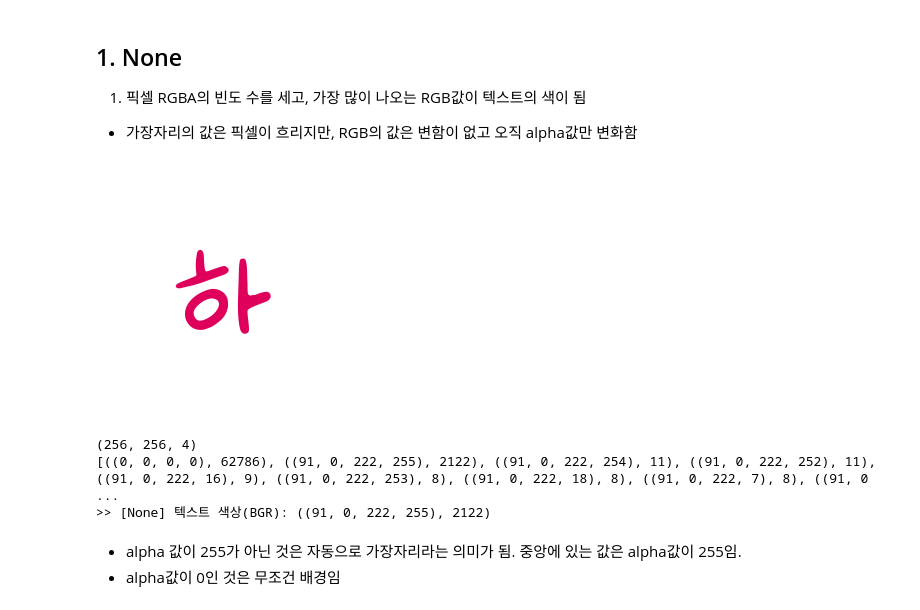
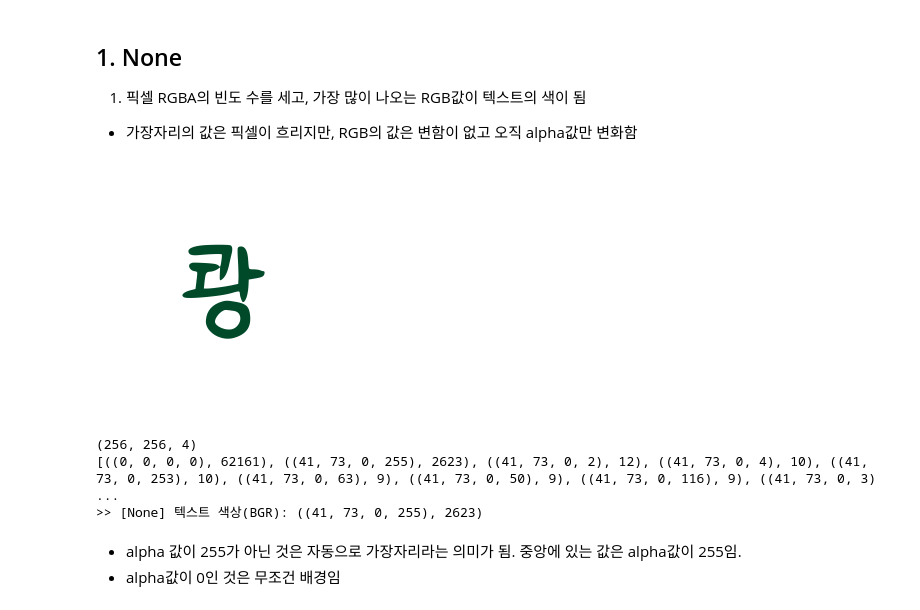
Before and after one commit to min02choi/Style-Color-Detect, a Jupyter notebook: color_detect.ipynb, the cells around one changed output. Saved outputs shown, nothing was run; the diff lists cells and outputs as text; code cells hidden in the pictures.

```diff
--- a/color_detect.ipynb
+++ b/color_detect.ipynb
@@ -290,39 +290,39 @@ print("텍스트 색상(BGR):", most_common_color)
 # (2) Gray Scale 이미지
 
 # 이미지를 BGR 형식으로 읽어오기
-image = cv2.imread('온글잎 메리마체_하_120_none.png', cv2.IMREAD_UNCHANGED)
+image = cv2.imread('온글잎 효임_쾅_111_none.png', cv2.IMREAD_UNCHANGED)
 
 cv2_imshow(image)
 
 hist = []
 print(image.shape)
 # print(image.size / 3)
 
 # 각 픽셀의 화소값
 for i in range(image.shape[0]):
   for j in range(image.shape[1]):
     hist.append(tuple(image[i, j]))
 
 # 픽셀 색상별 등장 횟수 계산
 color_counts = {}
 for color in hist:
     if color in color_counts:
         color_counts[color] += 1
     else:
         color_counts[color] = 1
 
 sorted_colors = sorted(color_counts.items(), key=lambda x: x[1], reverse=True)
 print(sorted_colors)
 
 image_colors = sorted_colors[1]
 
 # 결과 출력
 print(">> [None] 텍스트 색상(BGR):", image_colors)
 # %% [output]
-[figure, old version]
+[figure, new version]
 (256, 256, 4)
-[((0, 0, 0, 0), 62786), ((91, 0, 222, 255), 2122), ((91, 0, 222, 254), 11), ((91, 0, 222, 252), 11), ((91, 0, 222, 16), 9), ((91, 0, 222, 253), 8), ((91, 0, 222, 18), 8), ((91, 0, 222, 7), 8), ((91, 0 ...
->> [None] 텍스트 색상(BGR): ((91, 0, 222, 255), 2122)
+[((0, 0, 0, 0), 62161), ((41, 73, 0, 255), 2623), ((41, 73, 0, 2), 12), ((41, 73, 0, 4), 10), ((41, 73, 0, 253), 10), ((41, 73, 0, 63), 9), ((41, 73, 0, 50), 9), ((41, 73, 0, 116), 9), ((41, 73, 0, 3) ...
+>> [None] 텍스트 색상(BGR): ((41, 73, 0, 255), 2623)
 # %% [markdown]
 * alpha 값이 255가 아닌 것은 자동으로 가장자리라는 의미가 됨. 중앙에 있는 값은 alpha값이 255임.
 * alpha값이 0인 것은 무조건 배경임
```
Also changed, not shown: parts of 28 cells of this notebook.
